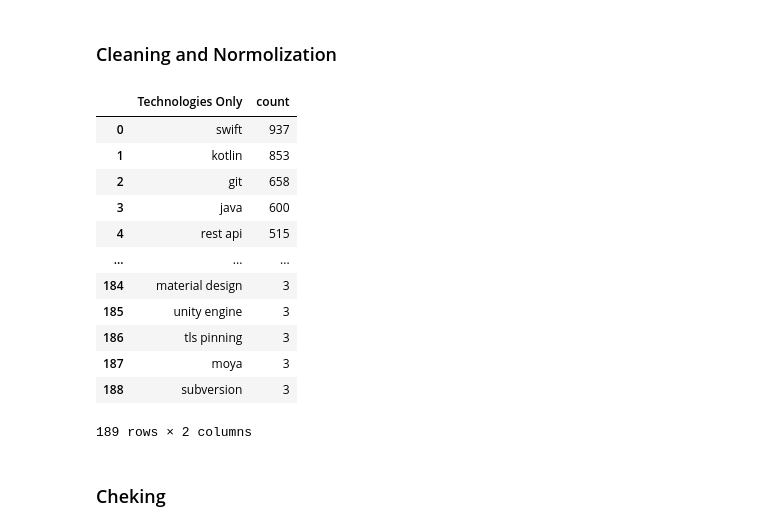
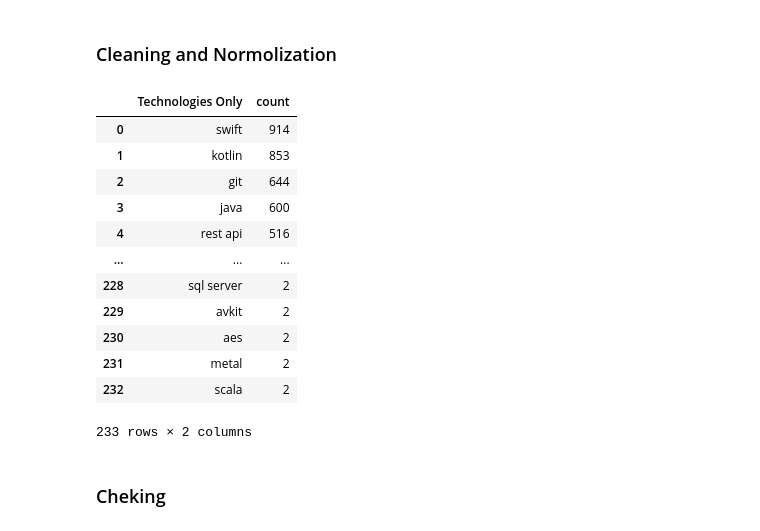
Before and after one commit to S0la1re/Research-work-new, a Jupyter notebook: Data Processing/Data Preparation.ipynb, the cells around one changed output. Cells and saved outputs as stored; diff of their text form; code cells hidden in the pictures.

```diff
--- a/Data Processing/Data Preparation.ipynb
+++ b/Data Processing/Data Preparation.ipynb
@@ -1322,32 +1292,32 @@ df_final_extracted['Technologies Only'] = df_final_extracted['Technologies Only'
 # %%
 # Удалим пропуски, если есть
 tech_series = df_final_extracted['Technologies Only'].dropna()
 
 # Разделим строки по запятой, удалим лишние пробелы, соберём всё в одну серию
 all_techs = tech_series.str.split(',').explode().str.strip()
 
 # Посчитаем частоты
 tech_counts = all_techs.value_counts().reset_index()
 
 
 
-tech_counts = tech_counts[tech_counts["count"] >= 3]
+tech_counts = tech_counts[tech_counts["count"] >= 2]
 
 tech_counts
 # %% [output]
 |  | Technologies Only | count |
-| 0 | swift | 937 |
+| 0 | swift | 914 |
 | 1 | kotlin | 853 |
-| 2 | git | 658 |
+| 2 | git | 644 |
 | 3 | java | 600 |
-| 4 | rest api | 515 |
+| 4 | rest api | 516 |
 | ... | ... | ... |
-| 184 | material design | 3 |
-| 185 | unity engine | 3 |
-| 186 | tls pinning | 3 |
-| 187 | moya | 3 |
-| 188 | subversion | 3 |
+| 228 | sql server | 2 |
+| 229 | avkit | 2 |
+| 230 | aes | 2 |
+| 231 | metal | 2 |
+| 232 | scala | 2 |
-189 rows × 2 columns
+233 rows × 2 columns
 # %% [markdown]
 ### Cheking
 # %%
```
Also changed, not shown: parts of 3 cells of this notebook, 1 other file.
